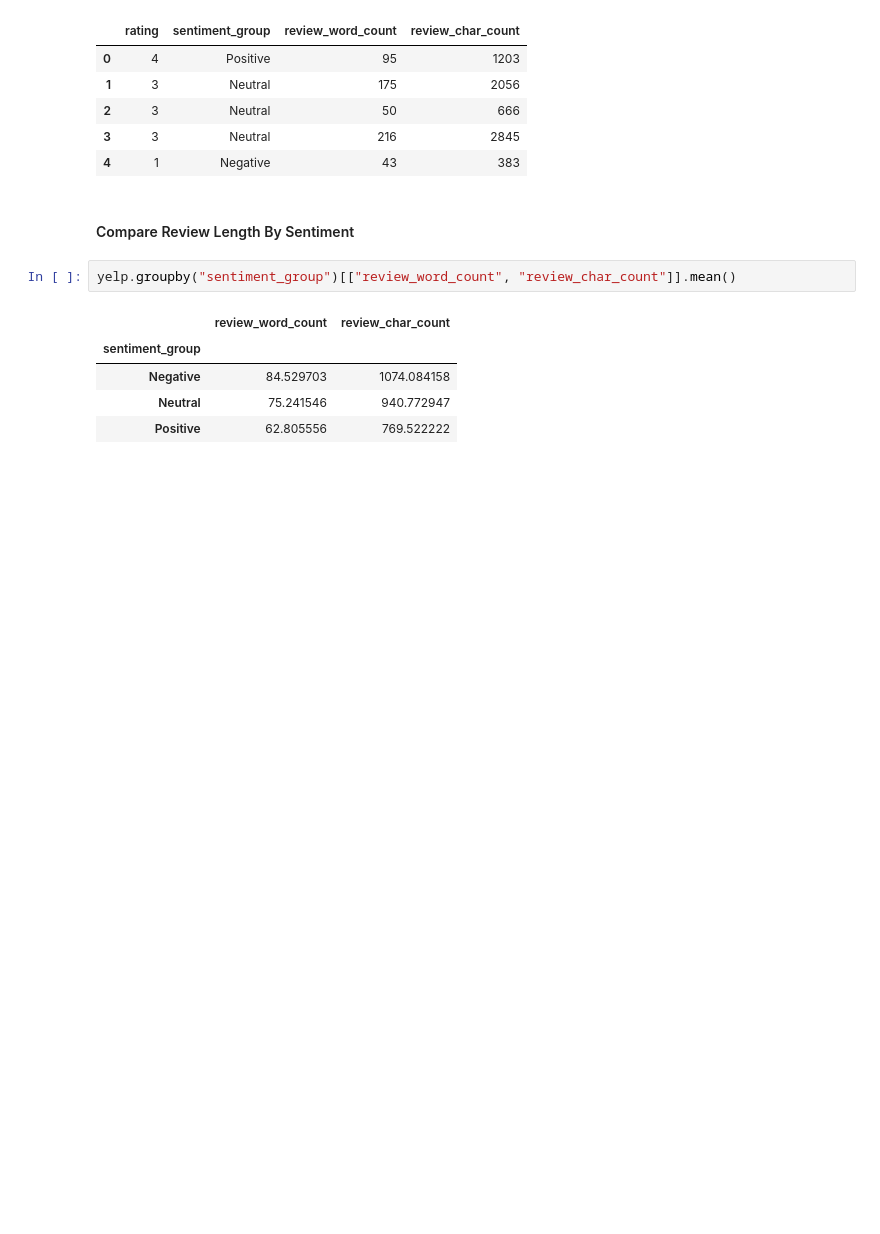
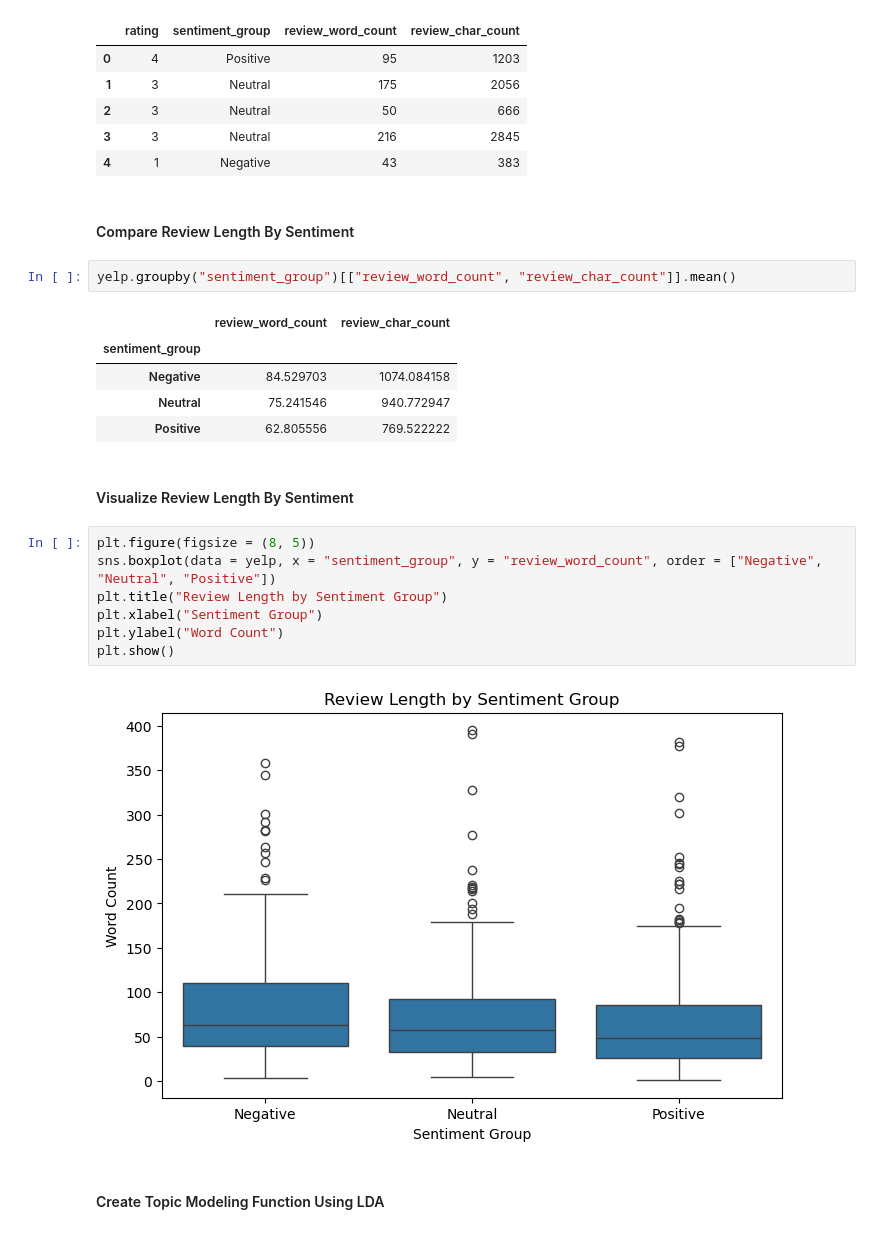
Before and after one commit to jtmcginley123/languageanalytics, a Jupyter notebook: Jackie/data-exploration.ipynb, the cells around one changed output. Drawn from its saved outputs; the diff is of its cells as text; blank space fills up the shorter version.

```diff
--- a/Jackie/data-exploration.ipynb
+++ b/Jackie/data-exploration.ipynb
@@ -416,3 +416,16 @@ yelp.groupby("sentiment_group")[["review_word_count", "review_char_count"]].mean
 | Negative | 84.529703 | 1074.084158 |
 | Neutral | 75.241546 | 940.772947 |
 | Positive | 62.805556 | 769.522222 |
+# %% [markdown]
+#### Visualize Review Length By Sentiment
+# %%
+plt.figure(figsize = (8, 5))
+sns.boxplot(data = yelp, x = "sentiment_group", y = "review_word_count", order = ["Negative", "Neutral", "Positive"])
+plt.title("Review Length by Sentiment Group")
+plt.xlabel("Sentiment Group")
+plt.ylabel("Word Count")
+plt.show()
+# %% [output]
+[figure, added]
+# %% [markdown]
+#### Create Topic Modeling Function Using LDA
```
Also changed, not shown: parts of 7 cells of this notebook.
